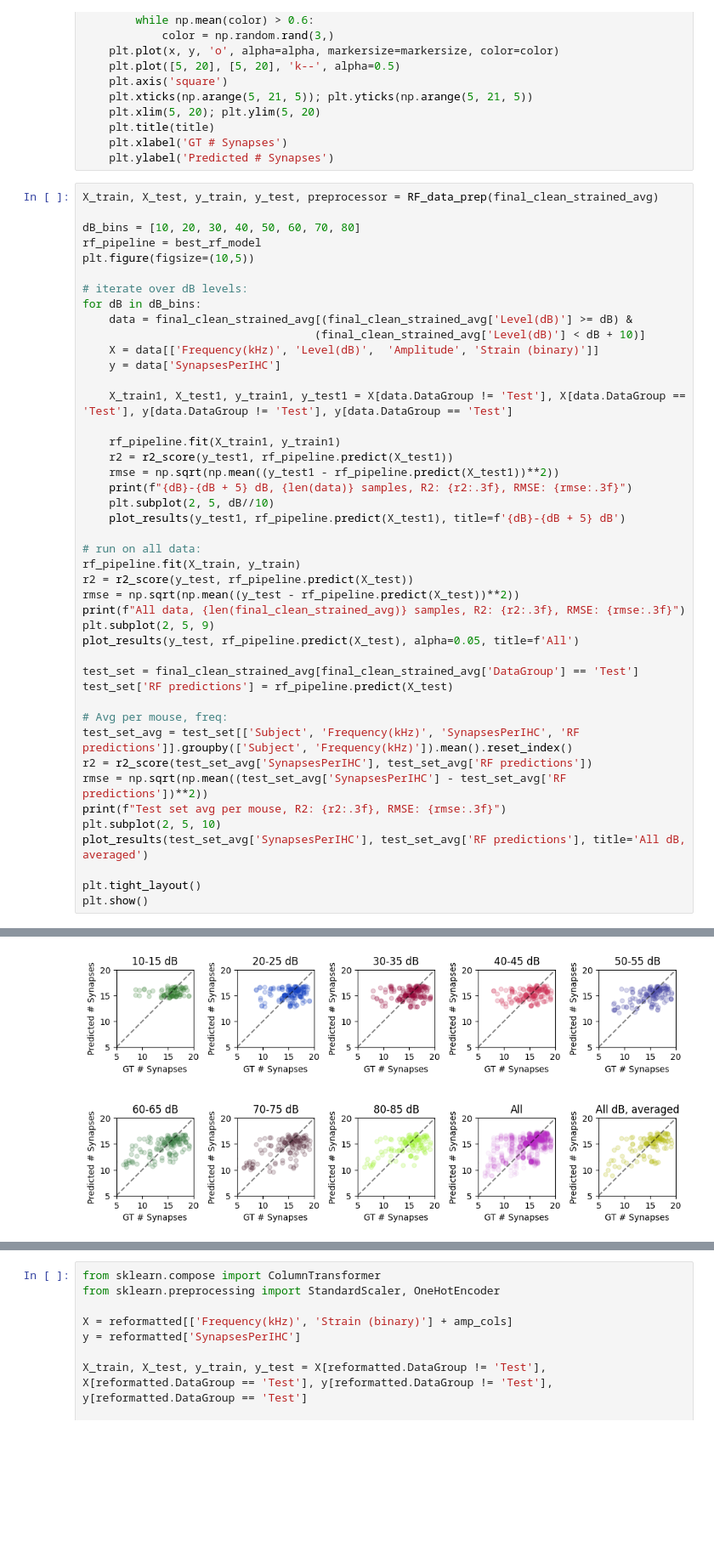
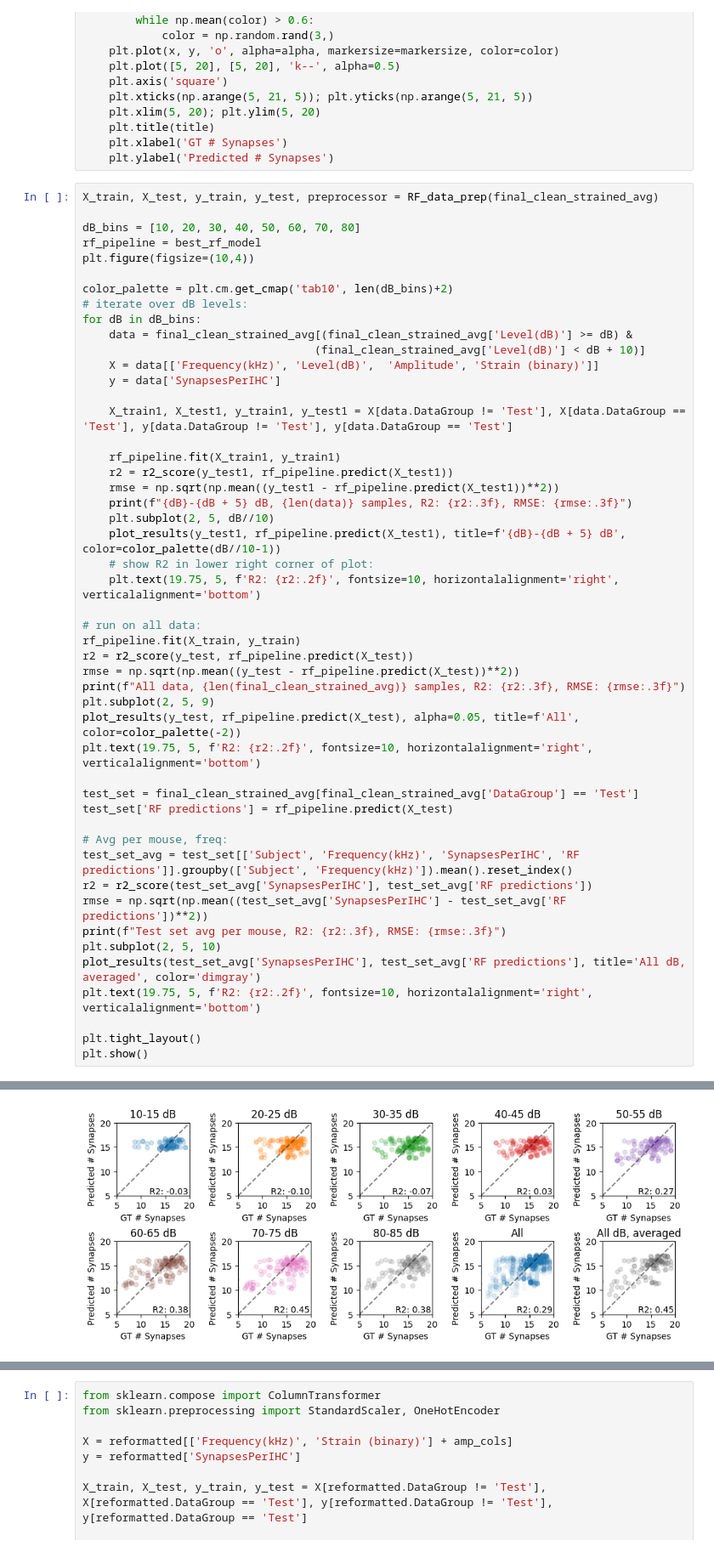
Before and after one commit to caylamiller/ABR2synapse, a Jupyter notebook: 02_random_forest.ipynb, the cells around one changed output, grey strips where cells are left out. Shown at 85% size. Saved outputs shown, nothing was run; the diff lists cells and outputs as text; blank space fills up the shorter version.

```diff
--- a/02_random_forest.ipynb
+++ b/02_random_forest.ipynb
@@ -167,8 +163,9 @@ X_train, X_test, y_train, y_test, preprocessor = RF_data_prep(final_clean_strain
 
 dB_bins = [10, 20, 30, 40, 50, 60, 70, 80]
 rf_pipeline = best_rf_model
-plt.figure(figsize=(10,5))
+plt.figure(figsize=(10,4))
 
+color_palette = plt.cm.get_cmap('tab10', len(dB_bins)+2)
 # iterate over dB levels:
 for dB in dB_bins:
     data = final_clean_strained_avg[(final_clean_strained_avg['Level(dB)'] >= dB) &
@@ -183,7 +180,9 @@ for dB in dB_bins:
     rmse = np.sqrt(np.mean((y_test1 - rf_pipeline.predict(X_test1))**2))
     print(f"{dB}-{dB + 5} dB, {len(data)} samples, R2: {r2:.3f}, RMSE: {rmse:.3f}")
     plt.subplot(2, 5, dB//10)
-    plot_results(y_test1, rf_pipeline.predict(X_test1), title=f'{dB}-{dB + 5} dB')
+    plot_results(y_test1, rf_pipeline.predict(X_test1), title=f'{dB}-{dB + 5} dB', color=color_palette(dB//10-1))
+    # show R2 in lower right corner of plot:
+    plt.text(19.75, 5, f'R2: {r2:.2f}', fontsize=10, horizontalalignment='right', verticalalignment='bottom')
 
 # run on all data:
 rf_pipeline.fit(X_train, y_train)
@@ -191,7 +190,8 @@ r2 = r2_score(y_test, rf_pipeline.predict(X_test))
 rmse = np.sqrt(np.mean((y_test - rf_pipeline.predict(X_test))**2))
 print(f"All data, {len(final_clean_strained_avg)} samples, R2: {r2:.3f}, RMSE: {rmse:.3f}")
 plt.subplot(2, 5, 9)
-plot_results(y_test, rf_pipeline.predict(X_test), alpha=0.05, title=f'All')
+plot_results(y_test, rf_pipeline.predict(X_test), alpha=0.05, title=f'All', color=color_palette(-2))
+plt.text(19.75, 5, f'R2: {r2:.2f}', fontsize=10, horizontalalignment='right', verticalalignment='bottom')
 
 test_set = final_clean_strained_avg[final_clean_strained_avg['DataGroup'] == 'Test']
 test_set['RF predictions'] = rf_pipeline.predict(X_test)
@@ -202,7 +202,8 @@ r2 = r2_score(test_set_avg['SynapsesPerIHC'], test_set_avg['RF predictions'])
 rmse = np.sqrt(np.mean((test_set_avg['SynapsesPerIHC'] - test_set_avg['RF predictions'])**2))
 print(f"Test set avg per mouse, R2: {r2:.3f}, RMSE: {rmse:.3f}")
 plt.subplot(2, 5, 10)
-plot_results(test_set_avg['SynapsesPerIHC'], test_set_avg['RF predictions'], title='All dB, averaged')
+plot_results(test_set_avg['SynapsesPerIHC'], test_set_avg['RF predictions'], title='All dB, averaged', color='dimgray')
+plt.text(19.75, 5, f'R2: {r2:.2f}', fontsize=10, horizontalalignment='right', verticalalignment='bottom')
 
 plt.tight_layout()
 plt.show()
@@ -228 +221 @@ Test set avg per mouse, R2: 0.447, RMSE: 2.680
-[figure, old version]
+[figure, new version]
```
Also changed, not shown: parts of 18 cells of this notebook, 16 other files.
